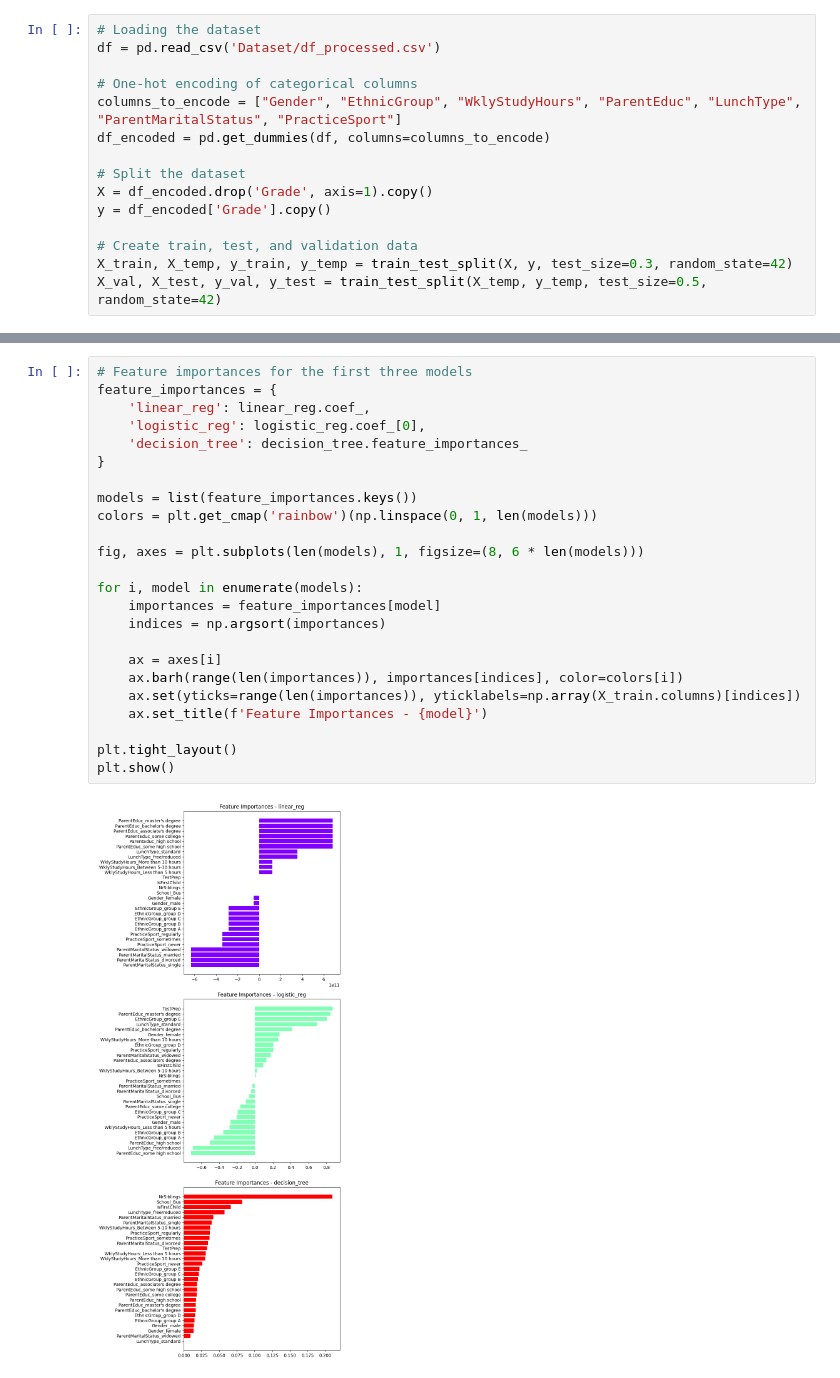
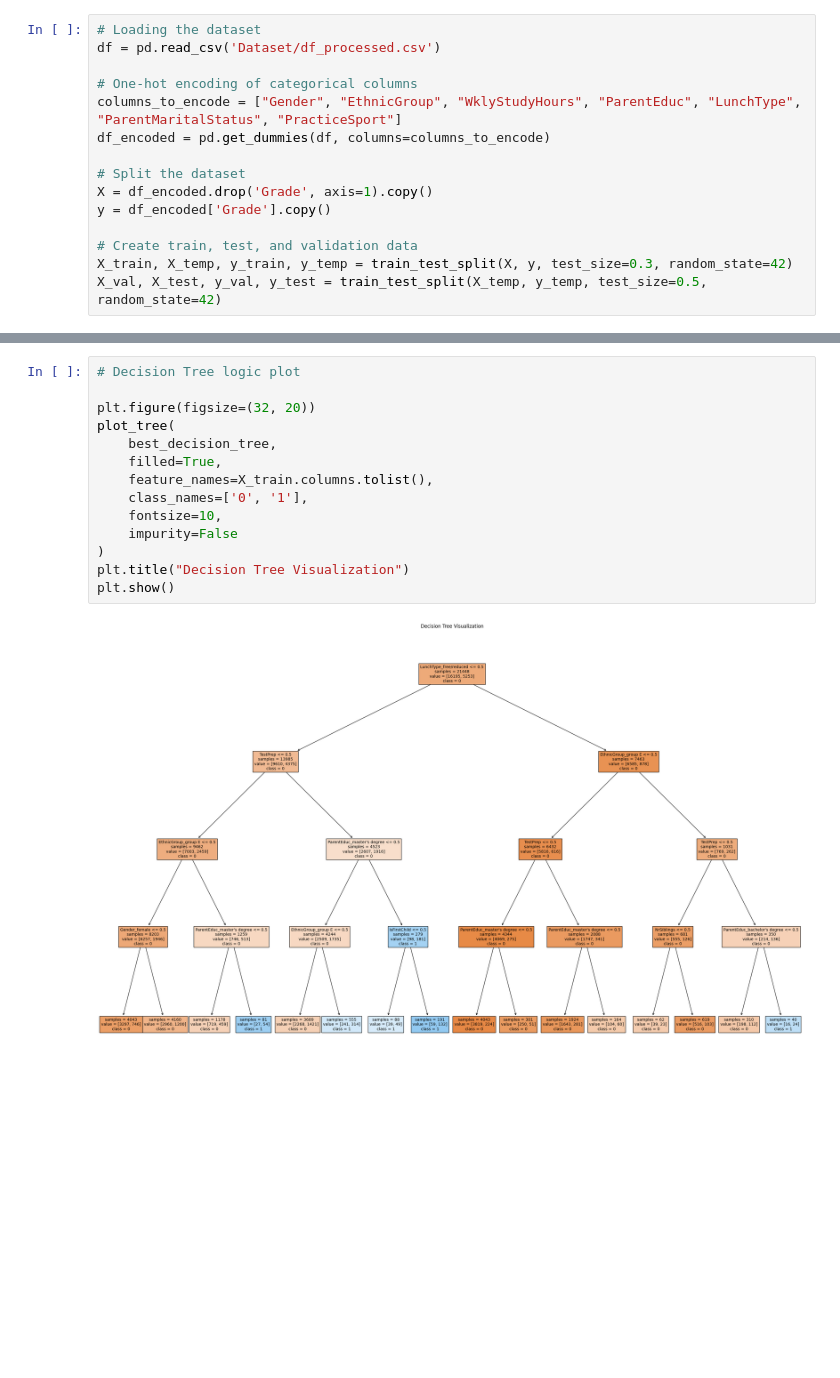
Before and after one commit to ChrisTho23/fairness-and-explainability, a Jupyter notebook: Whitebox/main.ipynb, the cells around one changed output, grey strips where cells are left out. Drawn from its saved outputs; the diff is of its cells as text; blank space fills up the shorter version.

```diff
--- a/Whitebox/main.ipynb
+++ b/Whitebox/main.ipynb
@@ -203,26 +216,16 @@ df_whitebox_results
-# %%
-# Feature importances for the first three models
-feature_importances = {
-    'linear_reg': linear_reg.coef_,
-    'logistic_reg': logistic_reg.coef_[0],
-    'decision_tree': decision_tree.feature_importances_
-}
-
-models = list(feature_importances.keys())
-colors = plt.get_cmap('rainbow')(np.linspace(0, 1, len(models)))
-
-fig, axes = plt.subplots(len(models), 1, figsize=(8, 6 * len(models)))
-
-for i, model in enumerate(models):
-    importances = feature_importances[model]
-    indices = np.argsort(importances)
-
-    ax = axes[i]
-    ax.barh(range(len(importances)), importances[indices], color=colors[i])
-    ax.set(yticks=range(len(importances)), yticklabels=np.array(X_train.columns)[indices])
-    ax.set_title(f'Feature Importances - {model}')
-
-plt.tight_layout()
-plt.show()
-# %% [output]
-[figure, removed]
+# %%
+# Decision Tree logic plot
+
+plt.figure(figsize=(32, 20))
+plot_tree(
+    best_decision_tree,
+    filled=True,
+    feature_names=X_train.columns.tolist(),
+    class_names=['0', '1'],
+    fontsize=10,
+    impurity=False
+)
+plt.title("Decision Tree Visualization")
+plt.show()
+# %% [output]
+[figure, added]
```
Also changed, not shown: parts of 22 cells of this notebook, 2 other files.
